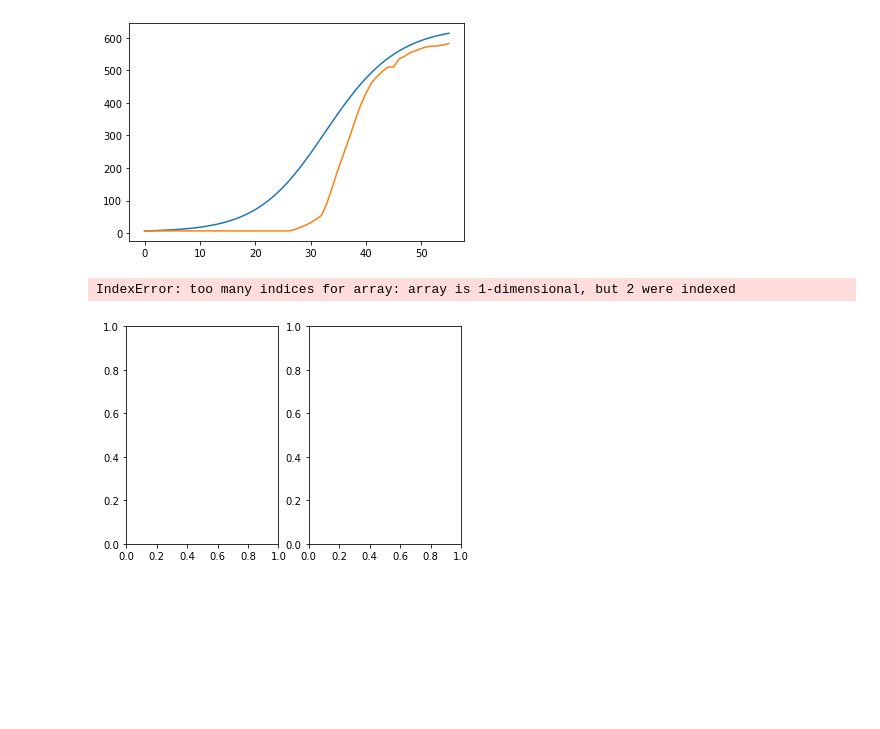
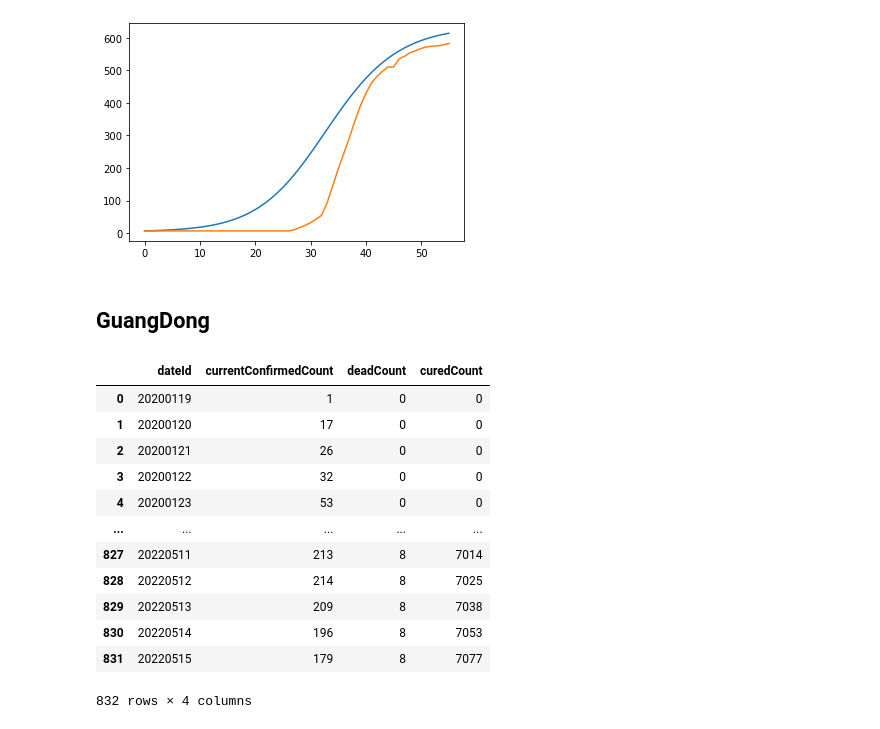
Before and after one commit to ObsisMc/Covid-19-Analysis, a Jupyter notebook: model/SIR/predict.ipynb, the cells around one changed output. Saved outputs shown, nothing was run; the diff lists cells and outputs as text; code cells hidden in the pictures; blank space fills up the shorter version.

```diff
--- a/model/SIR/predict.ipynb
+++ b/model/SIR/predict.ipynb
@@ -85,14 +85,23 @@ plt.plot(sh_dead_eval)
 plt.show()
 # %% [output]
 [figure]
-# %%
-fig,axes = plt.subplots(1,2)
-axes[0,0].set_title('first')
-axes[0,1].set_title('last')
-x = [1,2,3,4,5]
-y = [x**2 for x in x]
-axes[0,0].plot(x,y)
-plt.show()
-# %% [output]
-IndexError: too many indices for array: array is 1-dimensional, but 2 were indexed
-[figure, removed]
+# %% [markdown]
+## GuangDong
+# %%
+gd_data = utils.read_data("../../dataset/data_xyz/provinceData/广东.json")
+gd_data = gd_data.loc[:, ["dateId", "currentConfirmedCount", "deadCount", "curedCount"]]
+gd_data
+# %% [output]
+|  | dateId | currentConfirmedCount | deadCount | curedCount |
+| 0 | 20200119 | 1 | 0 | 0 |
+| 1 | 20200120 | 17 | 0 | 0 |
+| 2 | 20200121 | 26 | 0 | 0 |
+| 3 | 20200122 | 32 | 0 | 0 |
+| 4 | 20200123 | 53 | 0 | 0 |
+| ... | ... | ... | ... | ... |
+| 827 | 20220511 | 213 | 8 | 7014 |
+| 828 | 20220512 | 214 | 8 | 7025 |
+| 829 | 20220513 | 209 | 8 | 7038 |
+| 830 | 20220514 | 196 | 8 | 7053 |
+| 831 | 20220515 | 179 | 8 | 7077 |
+832 rows × 4 columns
```
Also changed, not shown: parts of 5 cells of this notebook, 1 other file.
